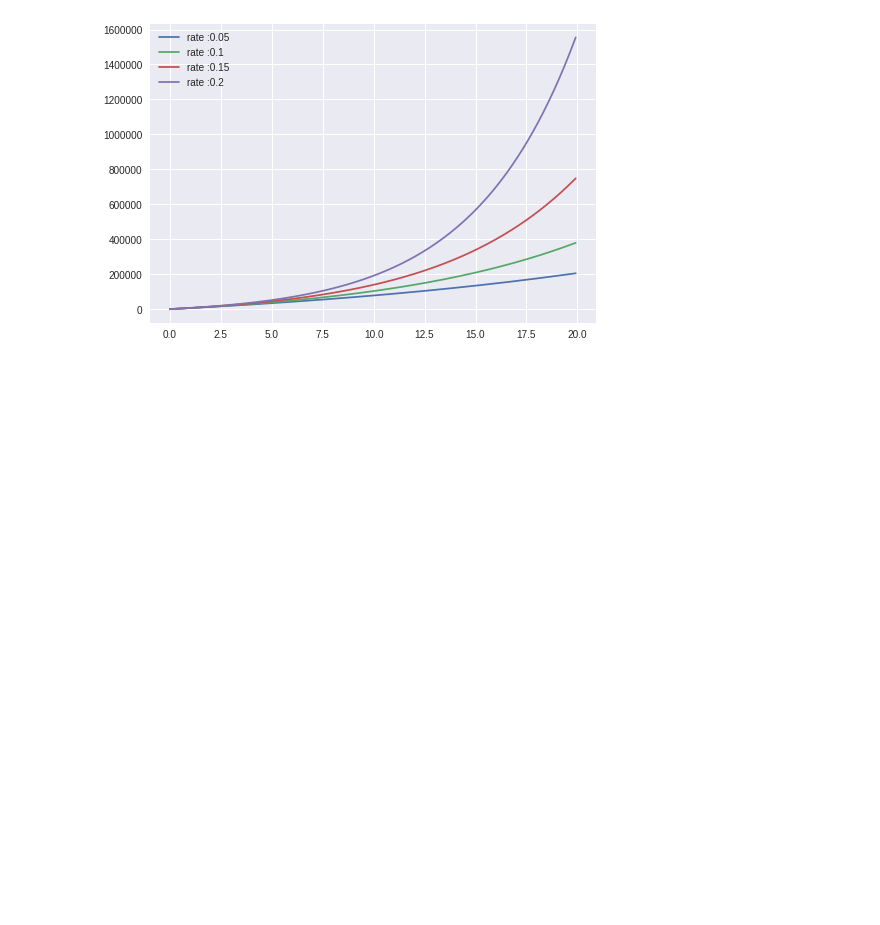
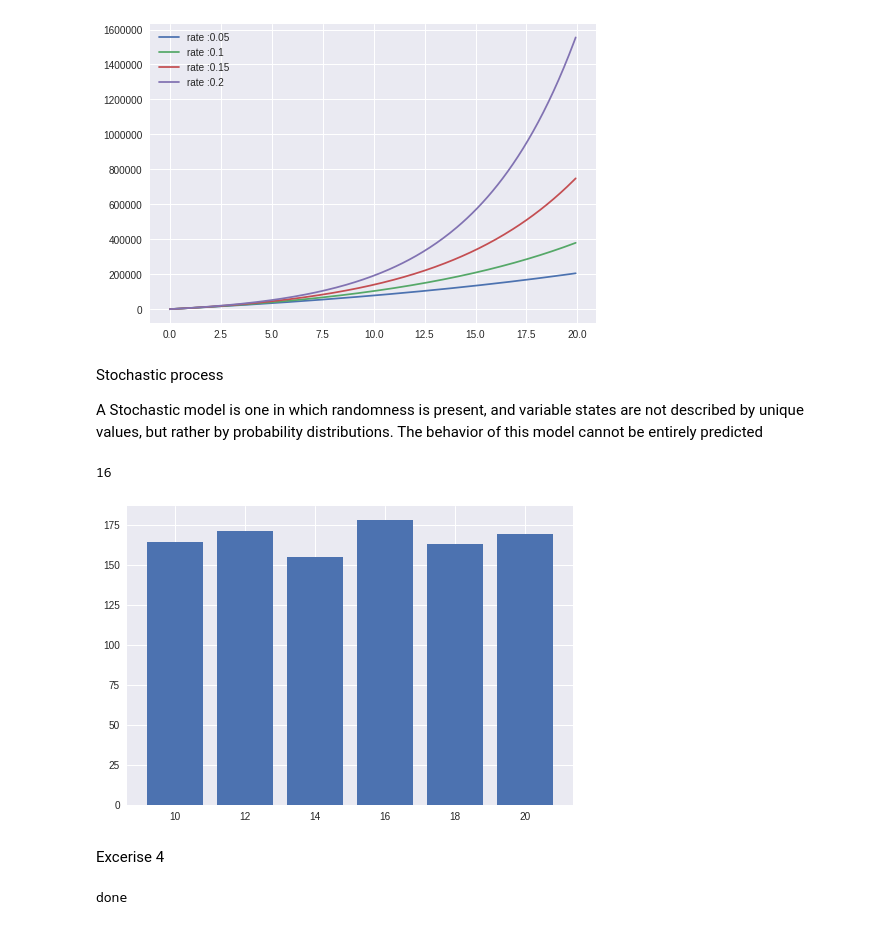
Before and after one commit to rainu1729/data-analysis, a Jupyter notebook: EDXcourse600_2x.ipynb, the cells around one changed output. Cells and saved outputs as stored; diff of their text form; code cells hidden in the pictures; blank space fills up the shorter version.

Commit message:
adding stochastic process

```diff
--- a/EDXcourse600_2x.ipynb
+++ b/EDXcourse600_2x.ipynb
@@ -430,3 +430,73 @@ def displayRetireVR(monthlies,rate,terms):
 displayRetireVR(500,[0.05,0.10,0.15,0.20],20*12)
 # %% [output]
 [figure]
+# %% [markdown]
+ Stochastic process
+
+ A Stochastic model is one in which randomness is present, and variable states are not described by unique values, but rather by probability distributions. The behavior of this model cannot be entirely predicted
+# %%
+#generate random even number from 0 <= x<100
+import random
+
+random.randrange(10,21,2)
+# %% [output]
+16
+# %%
+import matplotlib.pyplot as plt
+
+result=[]
+
+for _ in range(0,1000):
+    result.append(random.randrange(10,21,2))
+
+#x = [a for a in range(10,21,2)]
+
+from collections import Counter
+result = sorted(result)
+#print(result)
+y = Counter(result)
+
+plt.bar(range(len(y)), list(y.values()), align='center')
+plt.xticks(range(len(y)), list(y.keys()))
+
+plt.show()
+# %% [output]
+[figure, added]
+# %% [markdown]
+Excerise 4
+# %%
+import random
+
+def dist1():
+    return random.random() * 2 - 1
+
+def dist2():
+    if random.random() > 0.5:
+        return random.random()
+    else:
+        return random.random() - 1
+
+def dist3():
+    return int(random.random() * 10)
+
+def dist4():
+    return random.randrange(0, 10)
+
+def dist5():
+    return int(random.random() * 10)
+
+def dist6():
+    return random.randint(0, 10)
+
+import numpy as np
+
+def rundistribution(funname,no_itr=1000):
+    x,y=[],[]
+    for i in range(no_itr):
+        x=np.append(x,i)
+        y=np.append(y,funname())
+    return x,y
+
+print('done')
+# %% [output]
+done
```
Also changed, not shown: parts of 4 cells of this notebook.
